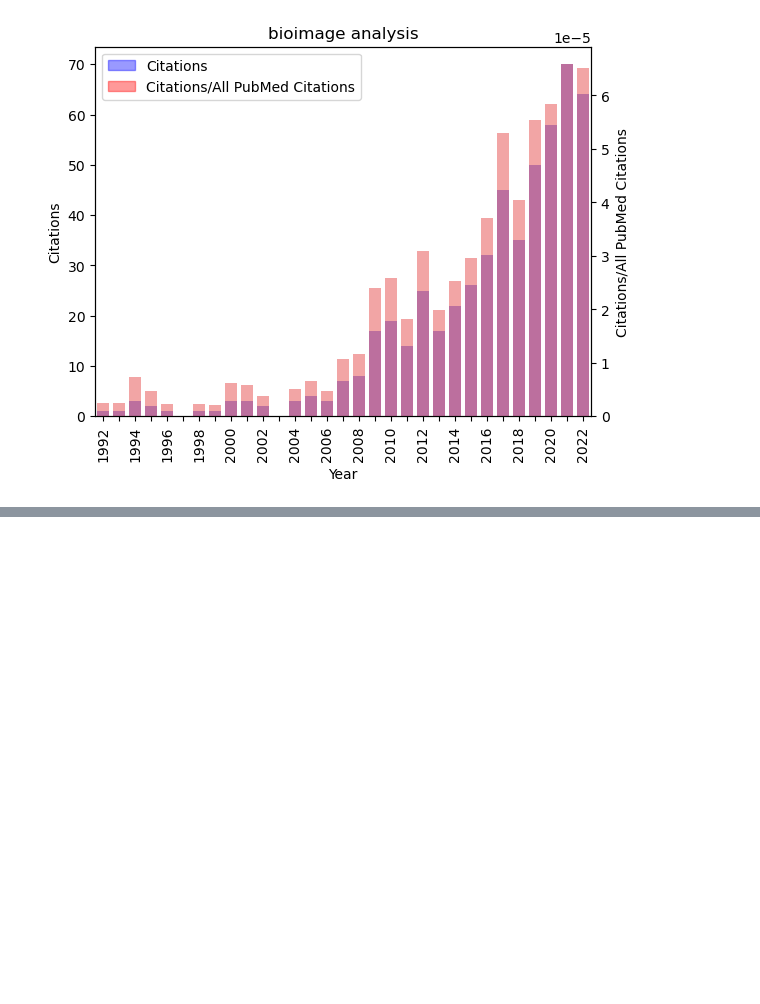
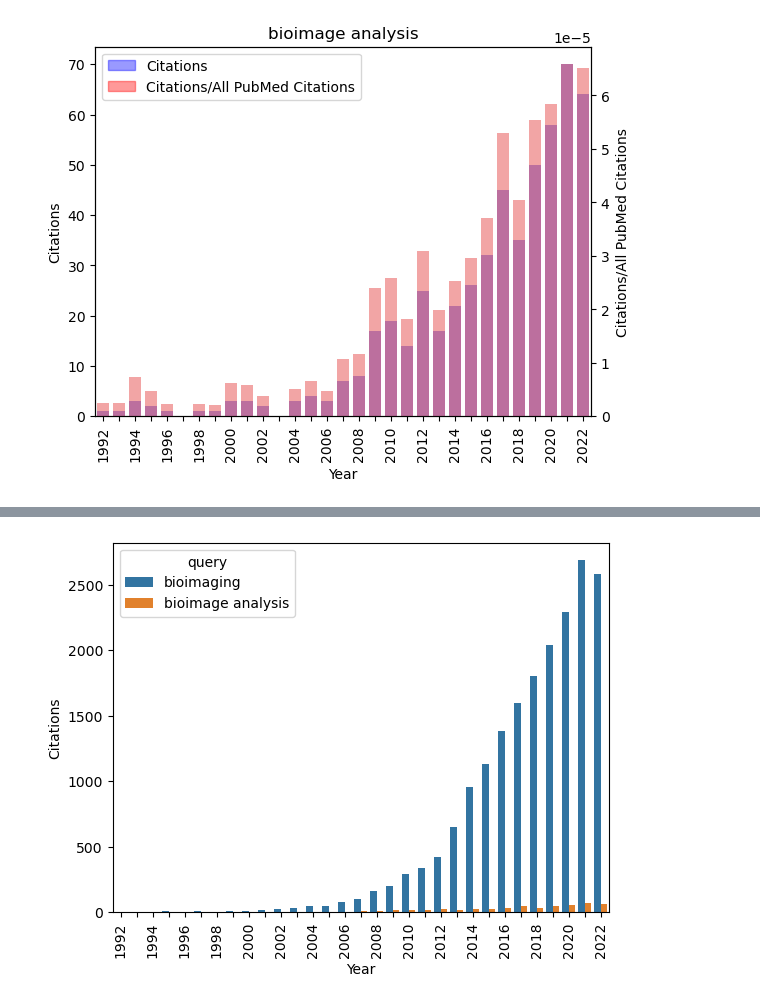
Before and after one commit to COBA-NIH/CellProfilerPluginsPaper, a Jupyter notebook: PubmedCitations.ipynb, the cells around one changed output, grey strips where cells are left out. Cells and saved outputs as stored; diff of their text form; code cells hidden in the pictures; blank space fills up the shorter version.

```diff
--- a/PubmedCitations.ipynb
+++ b/PubmedCitations.ipynb
@@ -85,0 +154,7 @@ plt.savefig('bioimage_analysis_citations.png',bbox_inches='tight')
+# %%
+bioimg_a['query'] = 'bioimage analysis'
+bioimg['query'] = 'bioimaging'
+bioimg_a.columns = [x.replace('bioimage_analysis_','') for x in bioimg_a.columns]
+bioimg.columns = [x.replace('bioimaging_','') for x in bioimg.columns]
+merged = pandas.concat([bioimg, bioimg_a]).drop(columns=["Total # Citations"])
+merged
@@ -85,0 +175,12 @@ plt.savefig('bioimage_analysis_citations.png',bbox_inches='tight')
+# %%
+fig, ax1 = plt.subplots()
+
+ax1 = sns.barplot(data=merged, x='Year',y='count',hue='query')
+labels = ax1.get_xticklabels()
+ax1.set_xticklabels(rotation=90, labels = ['' if count%2!=0 else x for count, x in enumerate(labels)])
+ax1.set_ylabel('Citations')
+
+plt.savefig('total_citations.svg',bbox_inches='tight')
+plt.savefig('total_citations.png',bbox_inches='tight')
+# %% [output]
+[figure, added]
```
Also changed, not shown: parts of 8 cells of this notebook, 8 other files.
